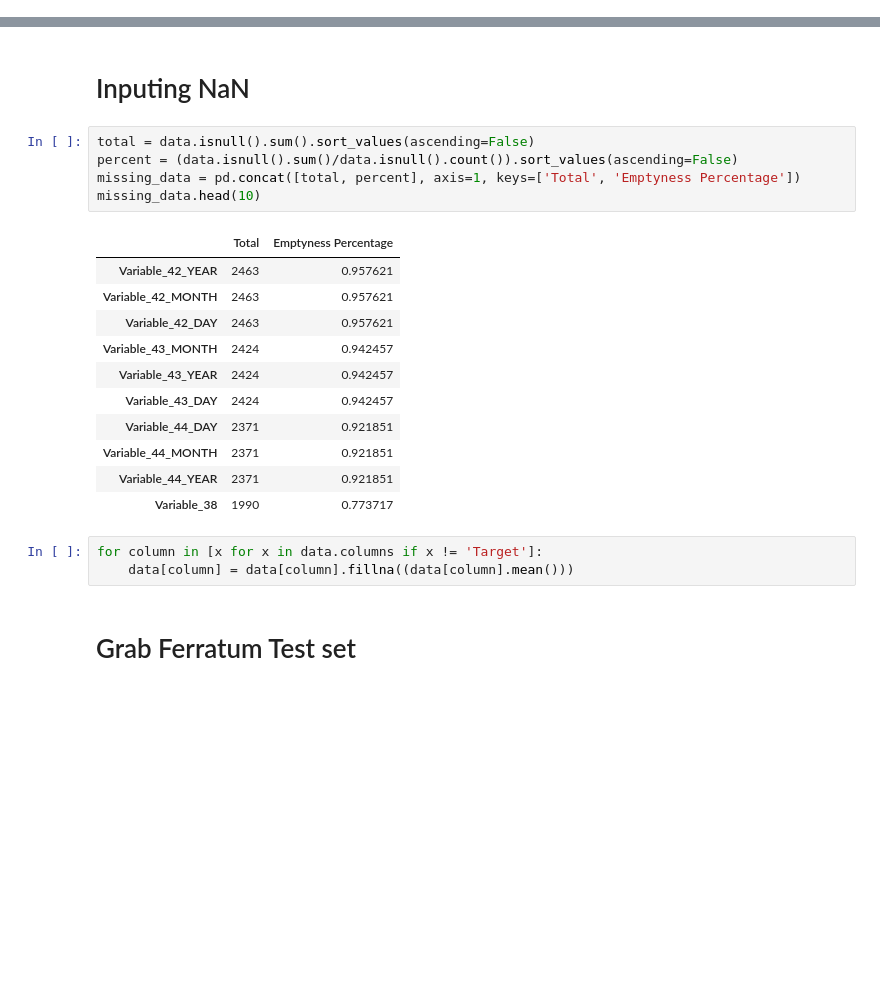
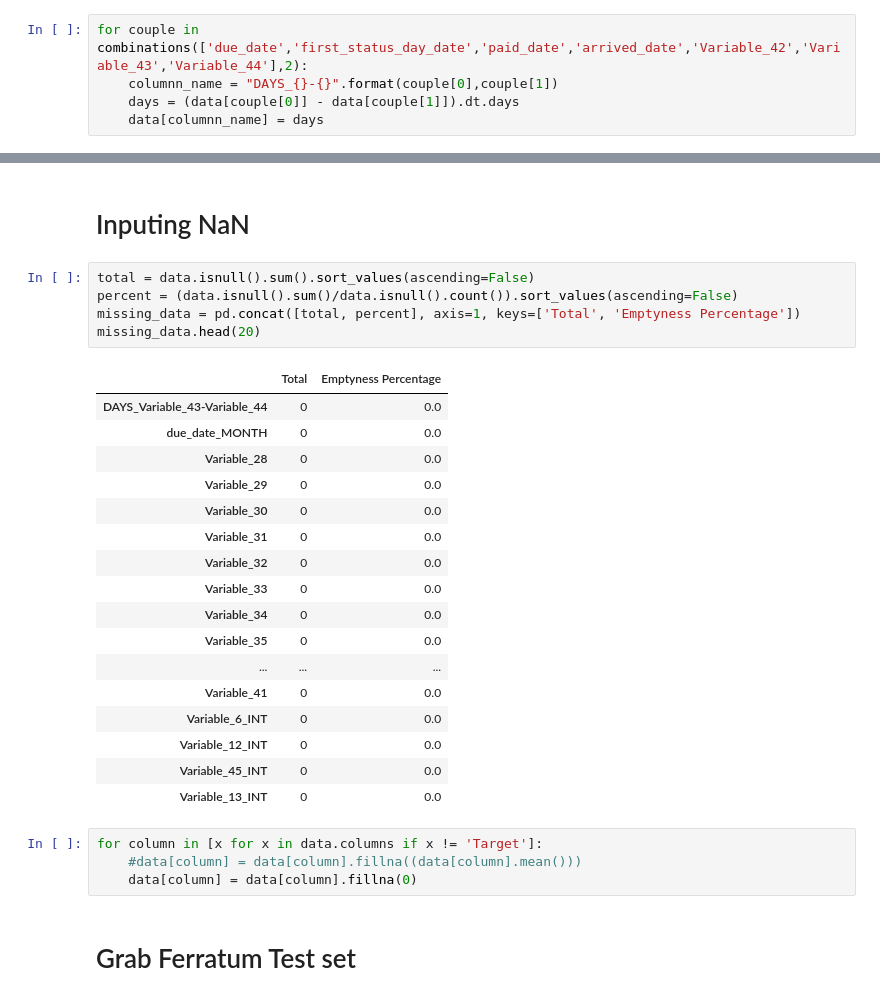
Before and after one commit to peppescavo/case_study_1, a Jupyter notebook: 2_preprocessing.ipynb, the cells around one changed output, grey strips where cells are left out. Saved outputs shown, nothing was run; the diff lists cells and outputs as text; blank space fills up the shorter version.

```diff
--- a/2_preprocessing.ipynb
+++ b/2_preprocessing.ipynb
@@ -79,0 +86,5 @@ data.shape
+# %%
+for couple in combinations(['due_date','first_status_day_date','paid_date','arrived_date','Variable_42','Variable_43','Variable_44'],2):
+    columnn_name = "DAYS_{}-{}".format(couple[0],couple[1])
+    days = (data[couple[0]] - data[couple[1]]).dt.days
+    data[columnn_name] = days
@@ -110,23 +146,30 @@ customer_id
 # %%
 total = data.isnull().sum().sort_values(ascending=False)
 percent = (data.isnull().sum()/data.isnull().count()).sort_values(ascending=False)
 missing_data = pd.concat([total, percent], axis=1, keys=['Total', 'Emptyness Percentage'])
-missing_data.head(10)
+missing_data.head(20)
 # %% [output]
 |  | Total | Emptyness Percentage |
-| Variable_42_YEAR | 2463 | 0.957621 |
-| Variable_42_MONTH | 2463 | 0.957621 |
-| Variable_42_DAY | 2463 | 0.957621 |
-| Variable_43_MONTH | 2424 | 0.942457 |
-| Variable_43_YEAR | 2424 | 0.942457 |
-| Variable_43_DAY | 2424 | 0.942457 |
-| Variable_44_DAY | 2371 | 0.921851 |
-| Variable_44_MONTH | 2371 | 0.921851 |
-| Variable_44_YEAR | 2371 | 0.921851 |
-| Variable_38 | 1990 | 0.773717 |
+| DAYS_Variable_43-Variable_44 | 0 | 0.0 |
+| due_date_MONTH | 0 | 0.0 |
+| Variable_28 | 0 | 0.0 |
+| Variable_29 | 0 | 0.0 |
+| Variable_30 | 0 | 0.0 |
+| Variable_31 | 0 | 0.0 |
+| Variable_32 | 0 | 0.0 |
+| Variable_33 | 0 | 0.0 |
+| Variable_34 | 0 | 0.0 |
+| Variable_35 | 0 | 0.0 |
+| ... | ... | ... |
+| Variable_41 | 0 | 0.0 |
+| Variable_6_INT | 0 | 0.0 |
+| Variable_12_INT | 0 | 0.0 |
+| Variable_45_INT | 0 | 0.0 |
+| Variable_13_INT | 0 | 0.0 |
 # %%
 for column in [x for x in data.columns if x != 'Target']:
-    data[column] = data[column].fillna((data[column].mean()))
+    #data[column] = data[column].fillna((data[column].mean()))
+    data[column] = data[column].fillna(0)
 # %% [markdown]
 # Grab Ferratum Test set
 # %%
```
Also changed, not shown: parts of 9 cells of this notebook, 6 other files.
